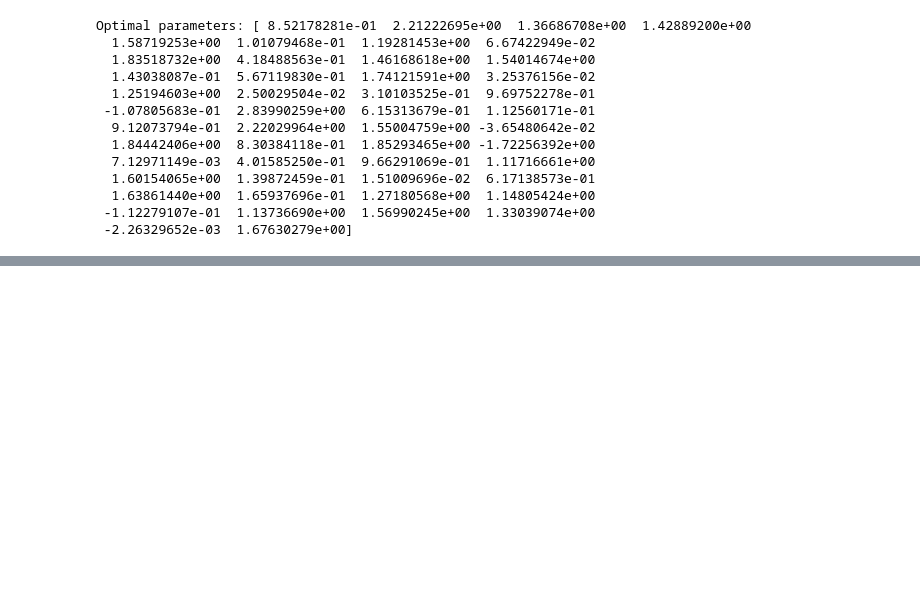
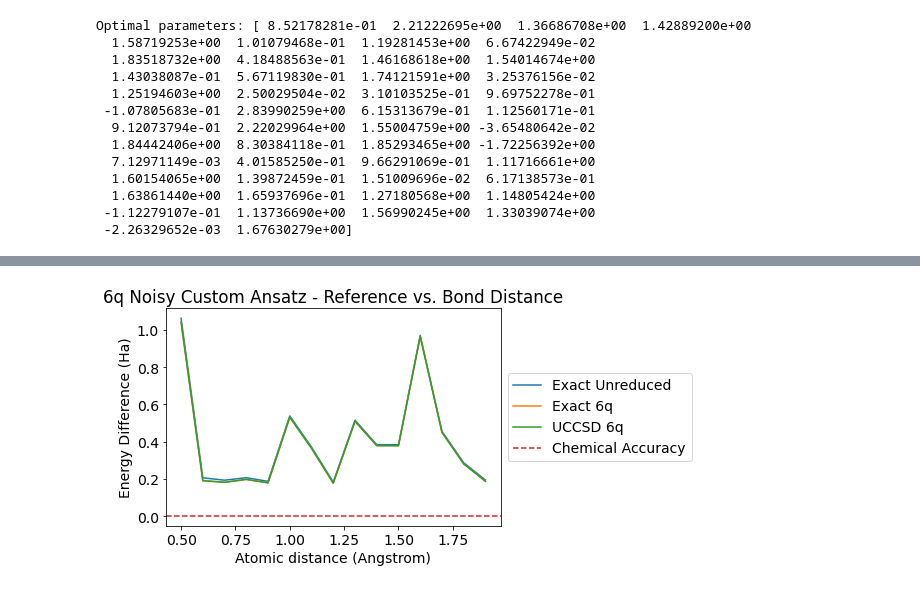
Before and after one commit to bart-q/QHack2023, a Jupyter notebook: QHack2023_submission.ipynb, the cells around one changed output, grey strips where cells are left out. Saved outputs shown, nothing was run; the diff lists cells and outputs as text; code cells hidden in the pictures; blank space fills up the shorter version.

```diff
--- a/QHack2023_submission.ipynb
+++ b/QHack2023_submission.ipynb
@@ -473,0 +613,12 @@ Optimal parameters: [ 8.52178281e-01  2.21222695e+00  1.36686708e+00  1.42889200
+# %%
+plt.plot(distances, [np.abs(vqe_noisy_em_6q_energies[i] - exact_unreduced_energies[i]) for i in range(len(vqe_energies))], label="Exact Unreduced")
+plt.plot(distances, [np.abs(vqe_noisy_em_6q_energies[i] - expected_6q_energies[i]) for i in range(len(vqe_energies))], label="Exact 6q")
+plt.plot(distances, [np.abs(vqe_noisy_em_6q_energies[i] - uccsd_6q_energies[i]) for i in range(len(vqe_energies))], label="UCCSD 6q")
+plt.axhline(y=.0016, color="tab:red", ls="--", label="Chemical Accuracy")
+plt.title("6q Noisy Custom Ansatz - Reference vs. Bond Distance")
+plt.xlabel('Atomic distance (Angstrom)')
+plt.ylabel('Energy Difference (Ha)')
+plt.legend(loc='center left', bbox_to_anchor=(1, 0.5))
+plt.show()
+# %% [output]
+[figure, added]
```
Also changed, not shown: parts of 50 cells of this notebook.
